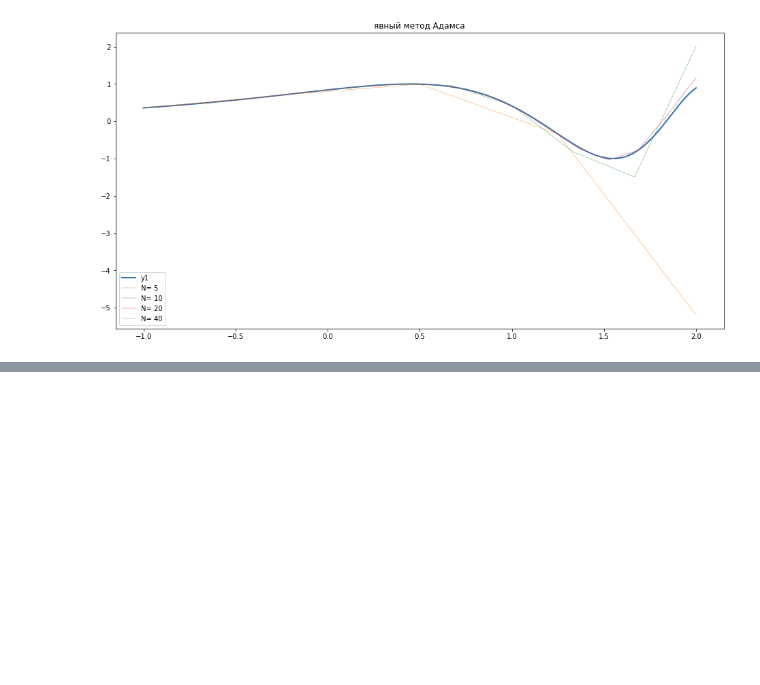
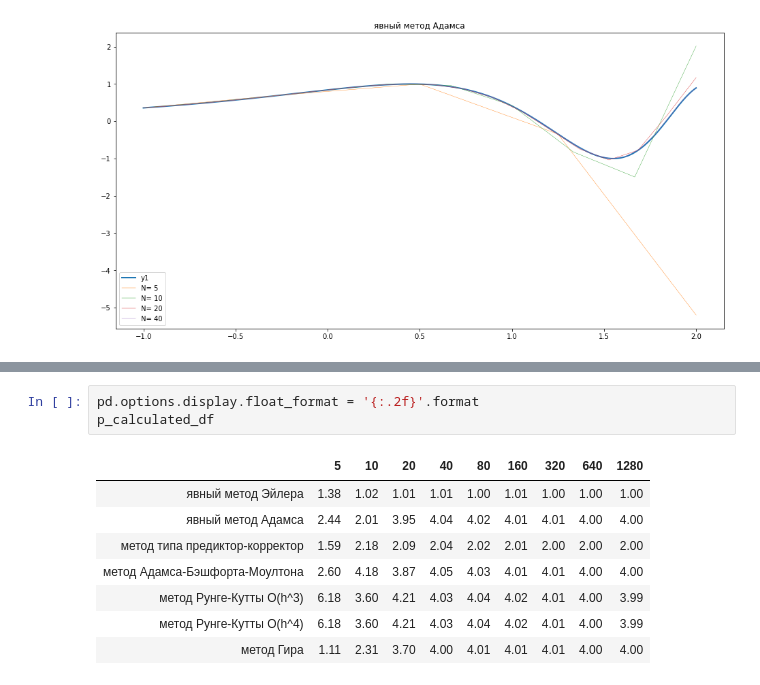
Before and after one commit to Raser23/CalculationMethods2019_1, a Jupyter notebook: All.ipynb, the cells around one changed output, grey strips where cells are left out. Drawn from its saved outputs; the diff is of its cells as text; blank space fills up the shorter version.

```diff
--- a/All.ipynb
+++ b/All.ipynb
@@ -239,0 +257,12 @@ plt.savefig('test3.png',dpi = 200)
+# %%
+pd.options.display.float_format = '{:.2f}'.format
+p_calculated_df
+# %% [output]
+|  | 5 | 10 | 20 | 40 | 80 | 160 | 320 | 640 | 1280 |
+| явный метод Эйлера | 1.38 | 1.02 | 1.01 | 1.01 | 1.00 | 1.01 | 1.00 | 1.00 | 1.00 |
+| явный метод Адамса | 2.44 | 2.01 | 3.95 | 4.04 | 4.02 | 4.01 | 4.01 | 4.00 | 4.00 |
+| метод типа предиктор-корректор | 1.59 | 2.18 | 2.09 | 2.04 | 2.02 | 2.01 | 2.00 | 2.00 | 2.00 |
+| метод Адамса-Бэшфорта-Моултона | 2.60 | 4.18 | 3.87 | 4.05 | 4.03 | 4.01 | 4.01 | 4.00 | 4.00 |
+| метод Рунге-Кутты O(h^3) | 6.18 | 3.60 | 4.21 | 4.03 | 4.04 | 4.02 | 4.01 | 4.00 | 3.99 |
+| метод Рунге-Кутты O(h^4) | 6.18 | 3.60 | 4.21 | 4.03 | 4.04 | 4.02 | 4.01 | 4.00 | 3.99 |
+| метод Гира | 1.11 | 2.31 | 3.70 | 4.00 | 4.01 | 4.01 | 4.01 | 4.00 | 4.00 |
```
Also changed, not shown: parts of 11 cells of this notebook, 2 other files.
